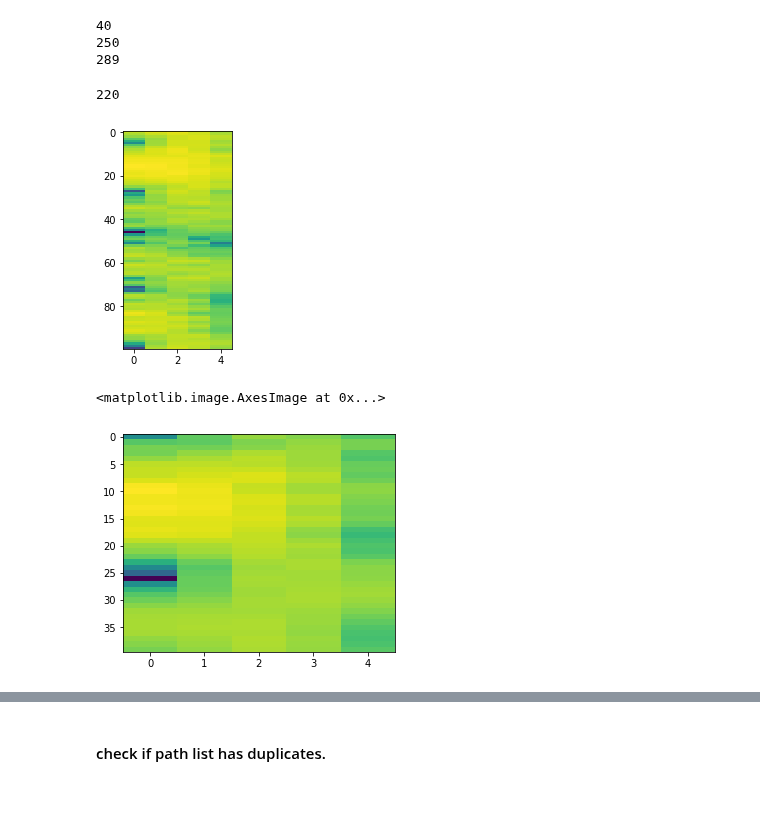
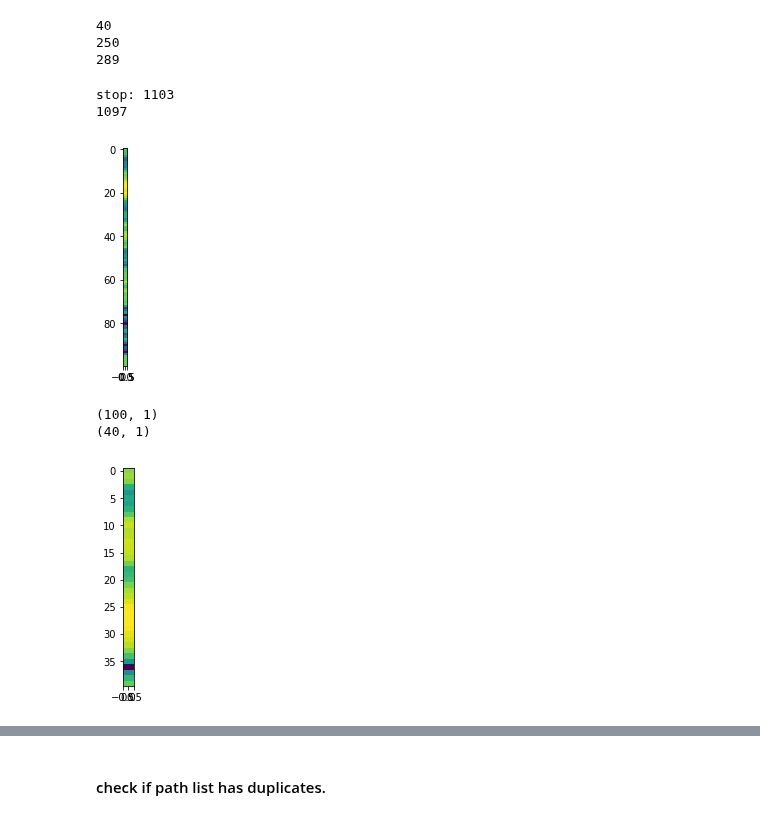
Before and after one commit to blindedjoy/Reservoir, a Jupyter notebook: MARIOS/Analysis.ipynb, the cells around one changed output, grey strips where cells are left out. Cells and saved outputs as stored; diff of their text form; code cells hidden in the pictures.

```diff
--- a/MARIOS/Analysis.ipynb
+++ b/MARIOS/Analysis.ipynb
@@ -179,3 +169,20 @@ plt.xlabel("N: Number of Nodes")
 plt.ylabel("N: Number of Nodes")
 plt.title("Reservoir Weights")
 plt.colorbar()
+# %%
+#np.full((3,3), fill_value = 1)
+cyclic_weight = 1
+n_nodes = 10
+
+weights = np.zeros((n_nodes, n_nodes), dtype=np.int32) #np.float32)
+#weights[0, -1] = cyclic_weight <-- This is the only difference between the cyclic reservoir and the delay line.
+for i in range(n_nodes - 1):
+    #weights[i + 1, i] = cyclic_weight
+    weights[i+1, i] = cyclic_weight
+weights[0, -1] = cyclic_weight
+pd.DataFrame(weights)
+plt.imshow(weights)
+plt.xlabel("N: Number of Nodes")
+plt.ylabel("N: Number of Nodes")
+plt.title("Cylic Reservoir Weights")
+plt.colorbar()
@@ -277,10 +330,11 @@ print(lst__[-1] + 1)
 289
 # %%
 #250-289 inclusive
-def get_series(matrixx, k, zhizhuo_endpoints = None, shape_assert = None, plott = False):
+def get_series(matrixx, k, zhizhuo_endpoints = None, shape_assert = None, plott = False, start = 0):
     matrixx = (matrixx - np.mean(matrixx)) / np.std(matrixx)
-    start = 0
+    #start = 0
     stop = matrixx.shape[1]
+    print("stop: " + str(stop))
     break_points = range(start, stop, k)
     break_points = list(break_points)
     if zhizhuo_endpoints:
@@ -315,15 +369,22 @@ def get_series(matrixx, k, zhizhuo_endpoints = None, shape_assert = None, plott
              "target" :  [np.ones(arr.shape) for arr in target_arrays], #np.ones(self.xTr.shape), np.ones(self.xTe.shape)
              "xTe" : target_arrays }
     return dictt
-broken_up_A_med = get_series(A_med, k = 5, zhizhuo_endpoints = [249, 289], shape_assert = 40)
 # The question is obvious,
-# %% [output]
-220
+# %%
+broken_up_A_med = get_series(A_med, k = 1,
+                             zhizhuo_endpoints = [249, 289],
+                             shape_assert = 40, start = 5)
+# %% [output]
+stop: 1103
+1097
 # %%
-plt.imshow(broken_up_A_med["xTr"][0], aspect = 0.1)
+plt.imshow(broken_up_A_med["xTr"][0], aspect = 0.5)
 plt.show()
-plt.imshow(broken_up_A_med["xTe"][0], aspect = 0.1)
+plt.imshow(broken_up_A_med["xTe"][0], aspect = 0.5)
+print(broken_up_A_med["xTr"][0].shape)
+print(broken_up_A_med["xTe"][0].shape)
 # %% [output]
-[figure, old version]
+[figure, new version]
-<matplotlib.image.AxesImage at 0x...>
+(100, 1)
+(40, 1)
-[figure, old version]
+[figure, new version]
```
Also changed, not shown: parts of 17 cells of this notebook, 28 other files.
